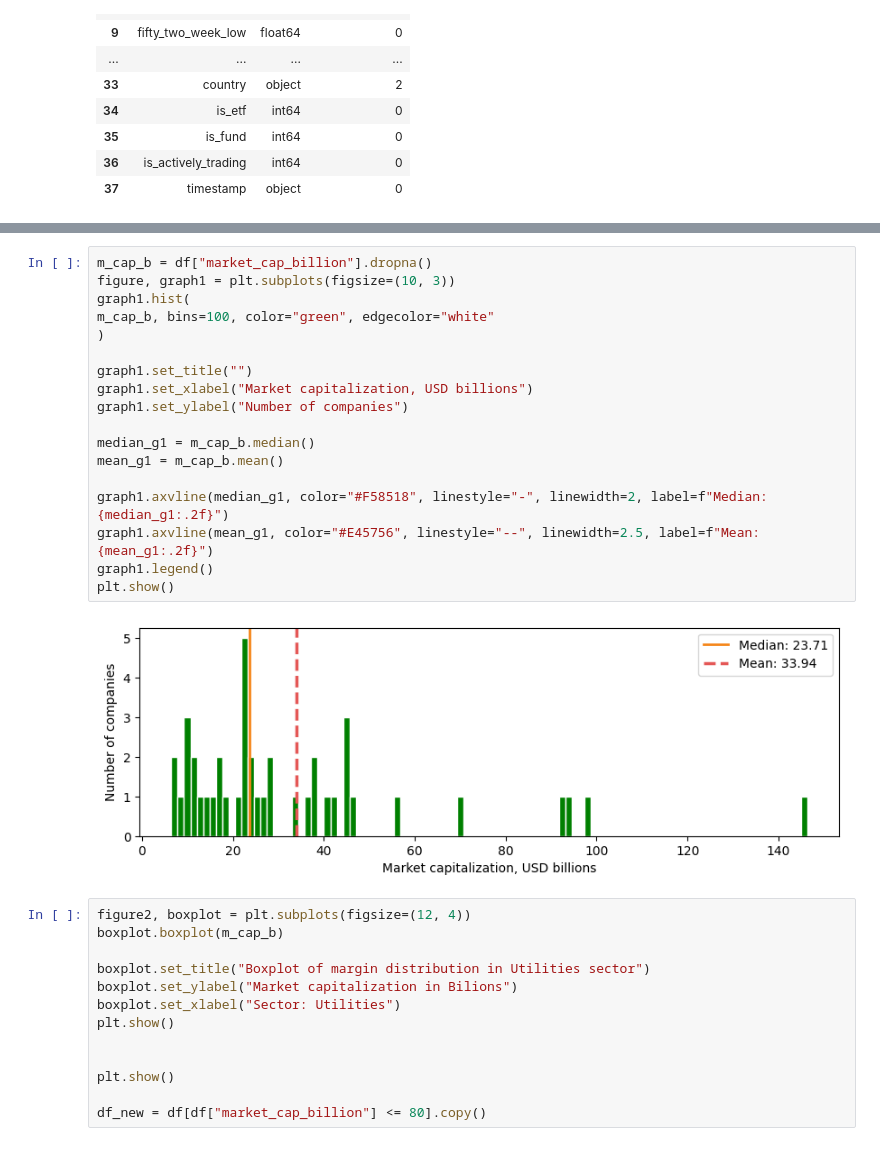
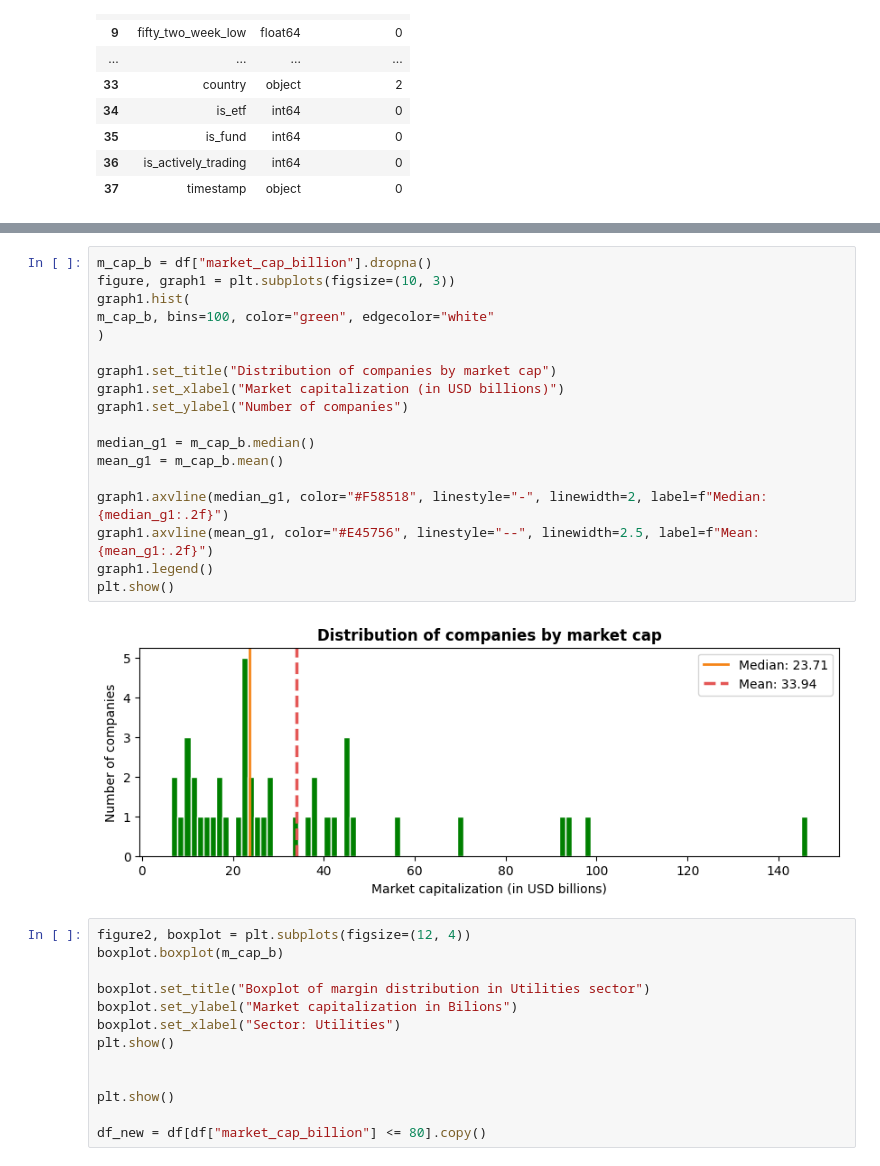
Before and after one commit to kocangregor/BigData, a Jupyter notebook: hw1_Kocan.ipynb, the cells around one changed output, grey strips where cells are left out. Drawn from its saved outputs; the diff is of its cells as text.

```diff
--- a/hw1_Kocan.ipynb
+++ b/hw1_Kocan.ipynb
@@ -84,23 +84,23 @@ display(df)
 # %%
 m_cap_b = df["market_cap_billion"].dropna()
 figure, graph1 = plt.subplots(figsize=(10, 3))
 graph1.hist(
 m_cap_b, bins=100, color="green", edgecolor="white"
 )
 
-graph1.set_title("")
-graph1.set_xlabel("Market capitalization, USD billions")
+graph1.set_title("Distribution of companies by market cap")
+graph1.set_xlabel("Market capitalization (in USD billions)")
 graph1.set_ylabel("Number of companies")
 
 median_g1 = m_cap_b.median()
 mean_g1 = m_cap_b.mean()
 
 graph1.axvline(median_g1, color="#F58518", linestyle="-", linewidth=2, label=f"Median: {median_g1:.2f}")
 graph1.axvline(mean_g1, color="#E45756", linestyle="--", linewidth=2.5, label=f"Mean: {mean_g1:.2f}")
 graph1.legend()
 plt.show()
 # %% [output]
-[figure, old version]
+[figure, new version]
 # %%
 figure2, boxplot = plt.subplots(figsize=(12, 4))
 boxplot.boxplot(m_cap_b)
```
Also changed, not shown: parts of 4 cells of this notebook.
